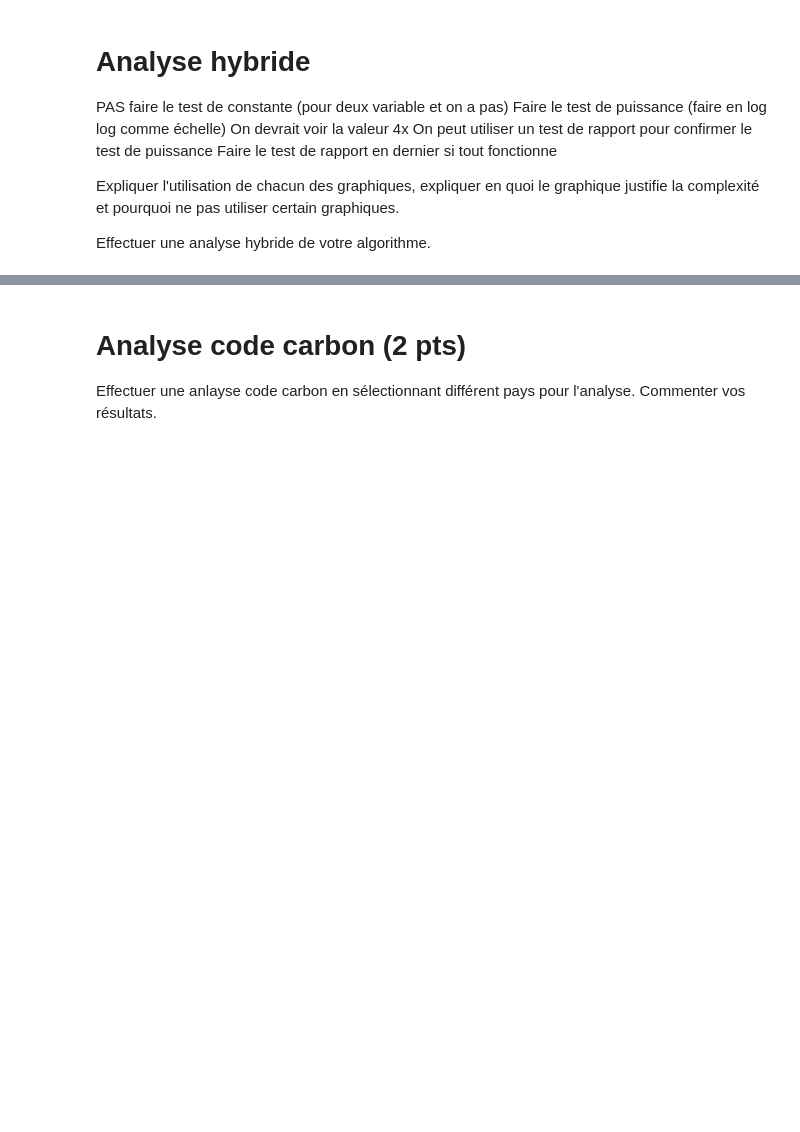
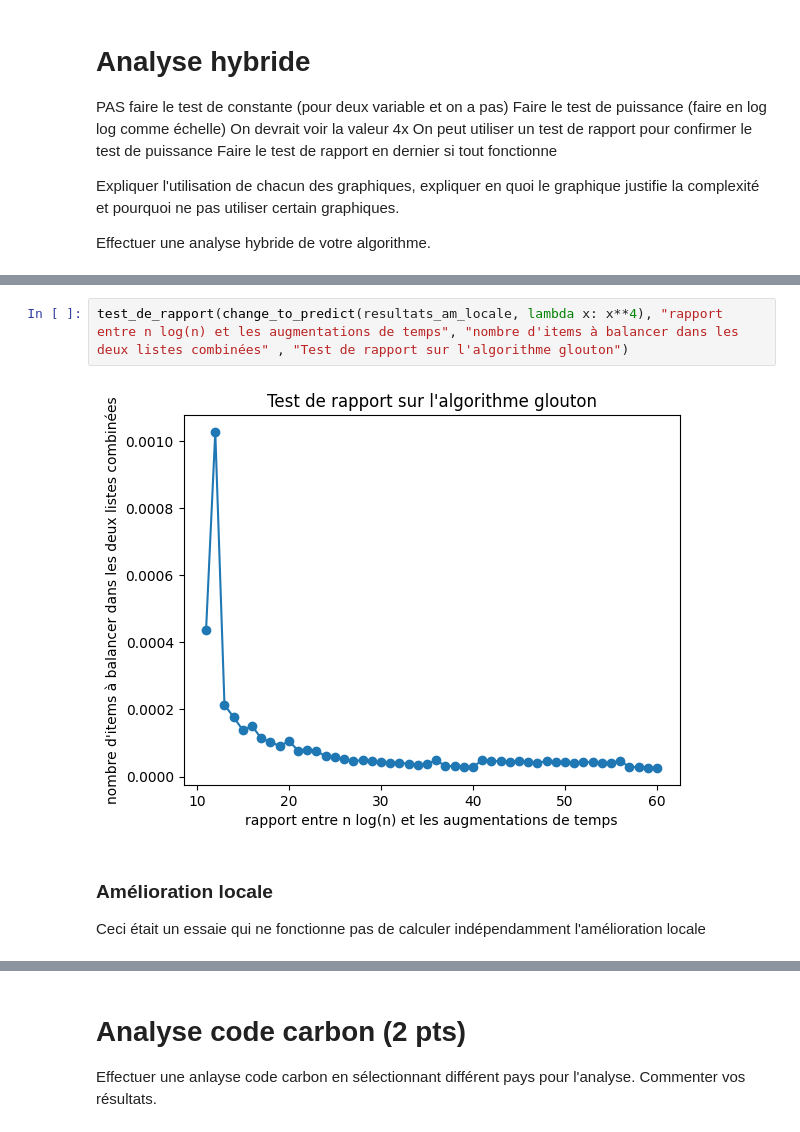
Before and after one commit to francois-tourigny/INF8775_TP3, a Jupyter notebook: tp3_squelette.ipynb, the cells around one changed output, grey strips where cells are left out. Saved outputs shown, nothing was run; the diff lists cells and outputs as text; blank space fills up the shorter version.

```diff
--- a/tp3_squelette.ipynb
+++ b/tp3_squelette.ipynb
@@ -602,0 +737,8 @@ Effectuer une analyse hybride de votre algorithme.
+# %%
+test_de_rapport(change_to_predict(resultats_am_locale, lambda x: x**4), "rapport entre n log(n) et les augmentations de temps", "nombre d'items à balancer dans les deux listes combinées" , "Test de rapport sur l'algorithme glouton")
+# %% [output]
+[figure, added]
+# %% [markdown]
+### Amélioration locale
+
+Ceci était un essaie qui ne fonctionne pas de calculer indépendamment l'amélioration locale
```
Also changed, not shown: parts of 18 cells of this notebook.
